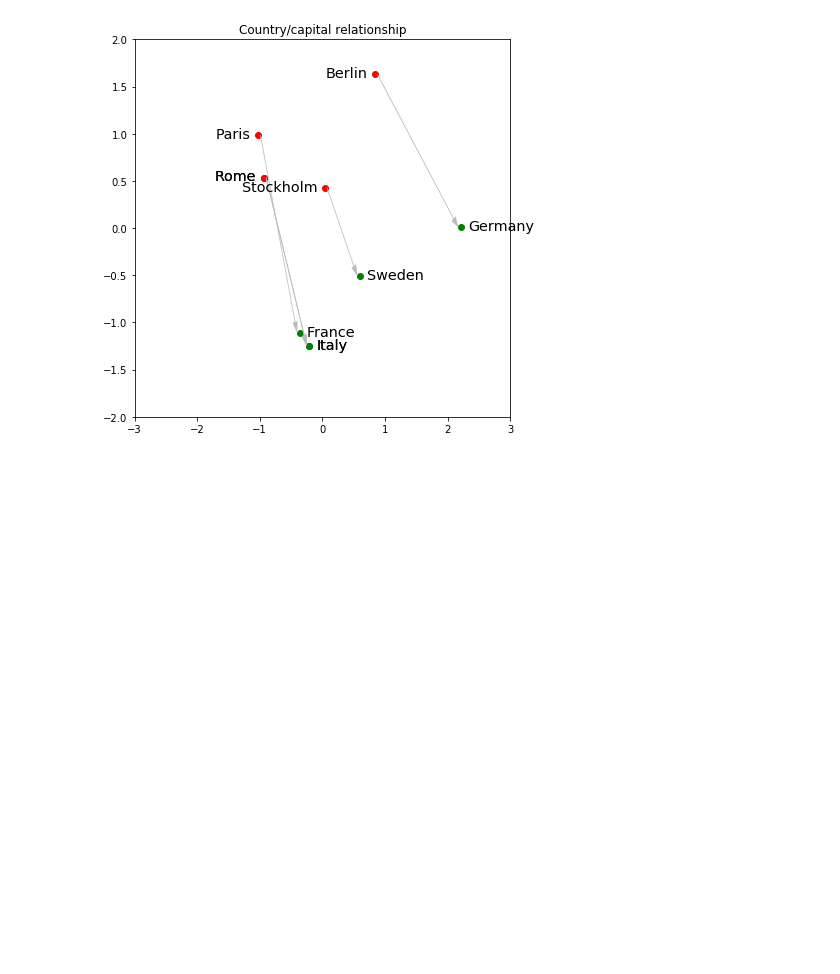
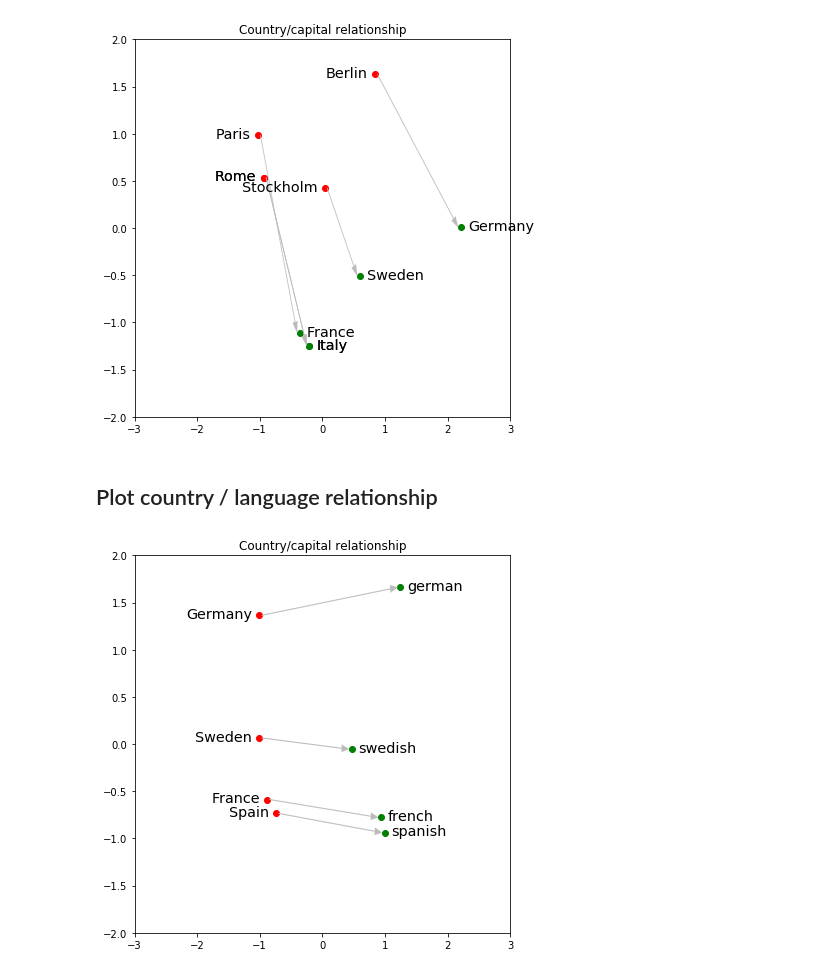
Before and after one commit to asprenger/ml_workshop, a Jupyter notebook: 2.7 - Plot word relationships.ipynb, the cells around one changed output. Drawn from its saved outputs; the diff is of its cells as text; code cells hidden in the pictures; blank space fills up the shorter version.

```diff
--- a/2.7 - Plot word relationships.ipynb
+++ b/2.7 - Plot word relationships.ipynb
@@ -97,3 +100,15 @@ vectors = [token_vec(word.lower(), vocab, W) for word in words]
 plot_word_vectors(vectors, x1=-3, x2=3, y1=-2, y2=2, title='Country/capital relationship')
 # %% [output]
 [figure]
+# %% [markdown]
+## Plot country / language relationship
+# %%
+words = ['Germany', 'german',
+         'France', 'french',
+         'Spain', 'spanish',
+         'Sweden', 'swedish']
+
+vectors = [token_vec(word.lower(), vocab, W) for word in words]
+plot_word_vectors(vectors, x1=-3, x2=3, y1=-2, y2=2, title='Country/capital relationship')
+# %% [output]
+[figure, added]
```
Also changed, not shown: parts of 1 cell of this notebook, 4 other files.
